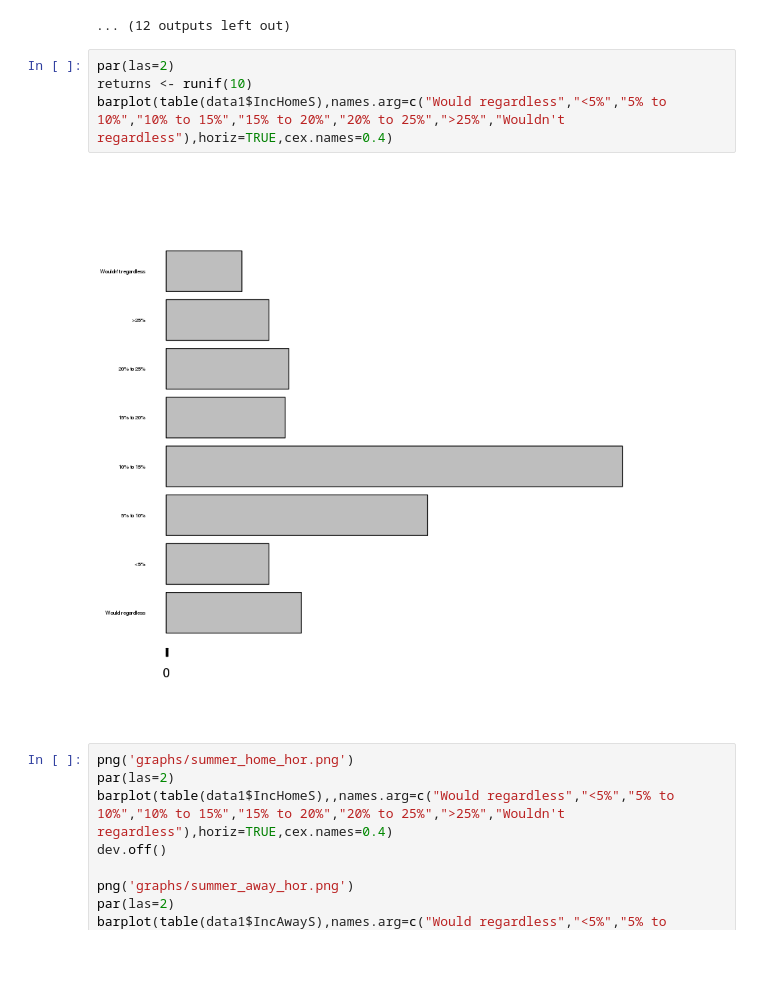
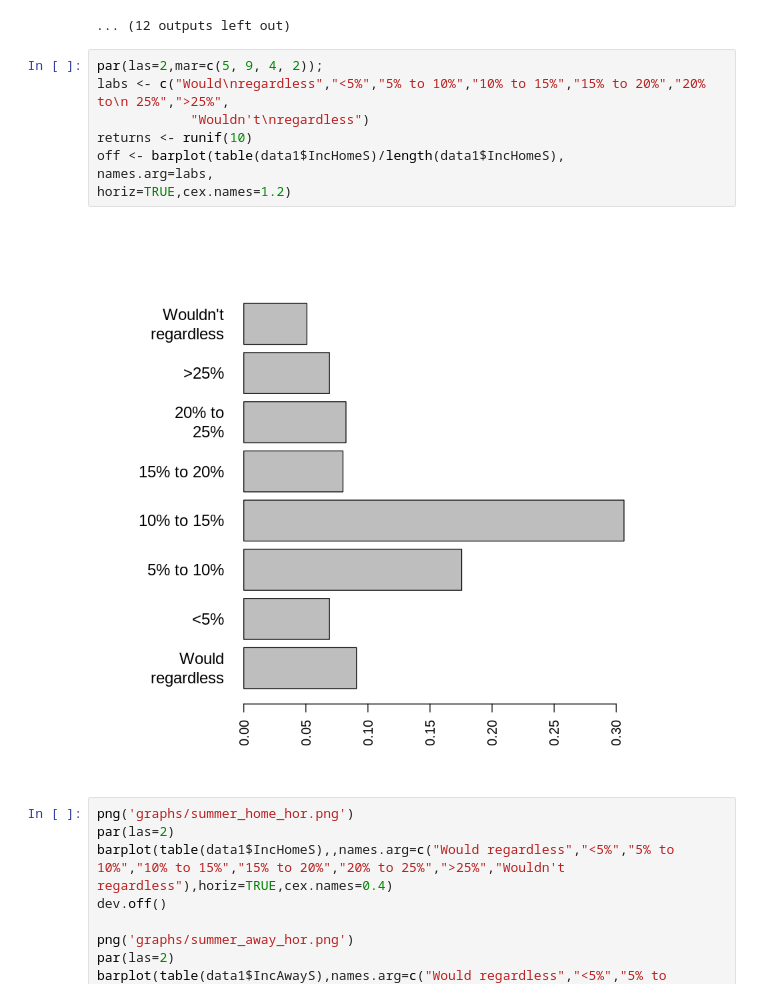
Before and after one commit to audrism/powerstats, a Jupyter notebook: Variable_descriptions.ipynb, the cells around one changed output. Cells and saved outputs as stored; diff of their text form; blank space fills up the shorter version.

```diff
--- a/Variable_descriptions.ipynb
+++ b/Variable_descriptions.ipynb
@@ -111,11 +111,15 @@ sd(data1$HabitC, na.rm = TRUE)
 [1] 1.4
 ... (12 outputs left out)
 # %%
-par(las=2)
+par(las=2,mar=c(5, 9, 4, 2));
+labs <- c("Would\nregardless","<5%","5% to 10%","10% to 15%","15% to 20%","20% to\n 25%",">25%",
+            "Wouldn't\nregardless")
 returns <- runif(10)
-barplot(table(data1$IncHomeS),names.arg=c("Would regardless","<5%","5% to 10%","10% to 15%","15% to 20%","20% to 25%",">25%","Wouldn't regardless"),horiz=TRUE,cex.names=0.4)
+off <- barplot(table(data1$IncHomeS)/length(data1$IncHomeS),
+names.arg=labs,
+horiz=TRUE,cex.names=1.2)
 # %% [output]
-[figure, old version]
+[figure, new version]
 # %%
 png('graphs/summer_home_hor.png')
 par(las=2)
```
Also changed, not shown: parts of 1 cell of this notebook.
